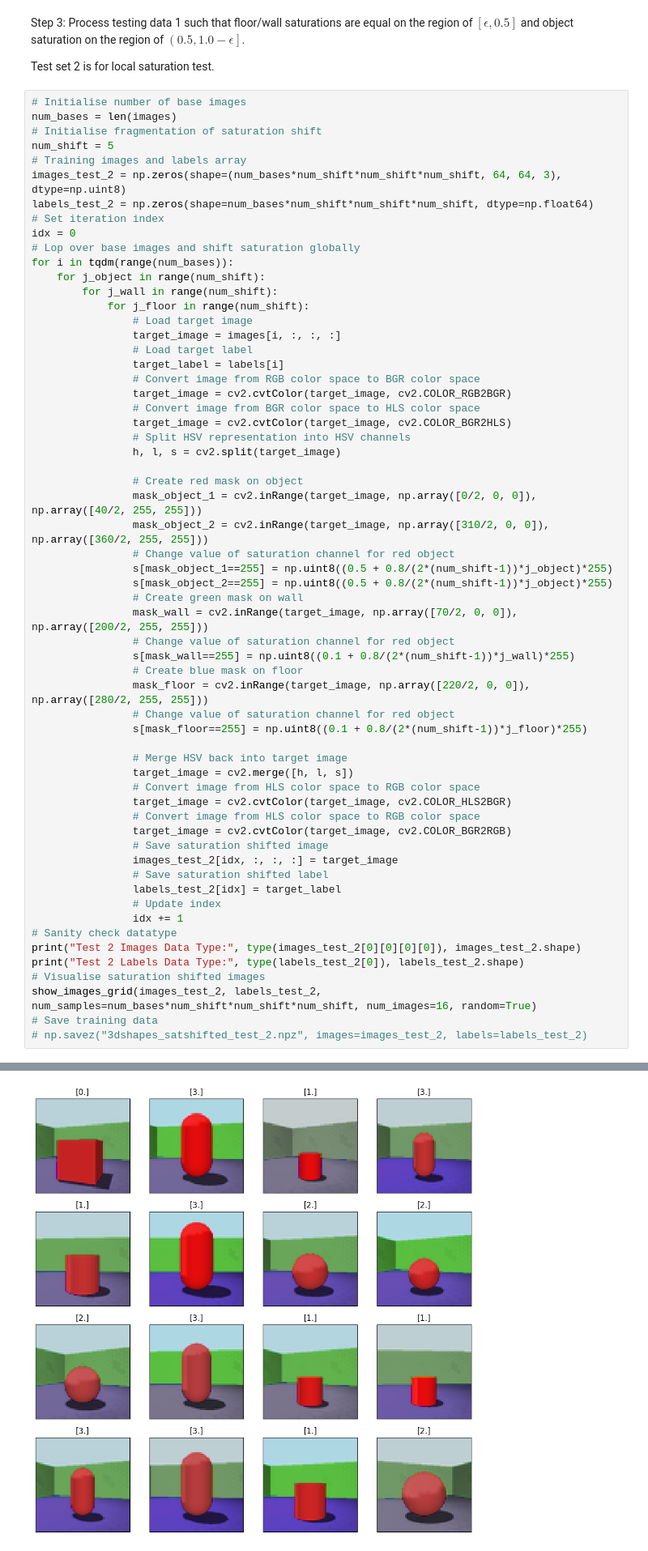
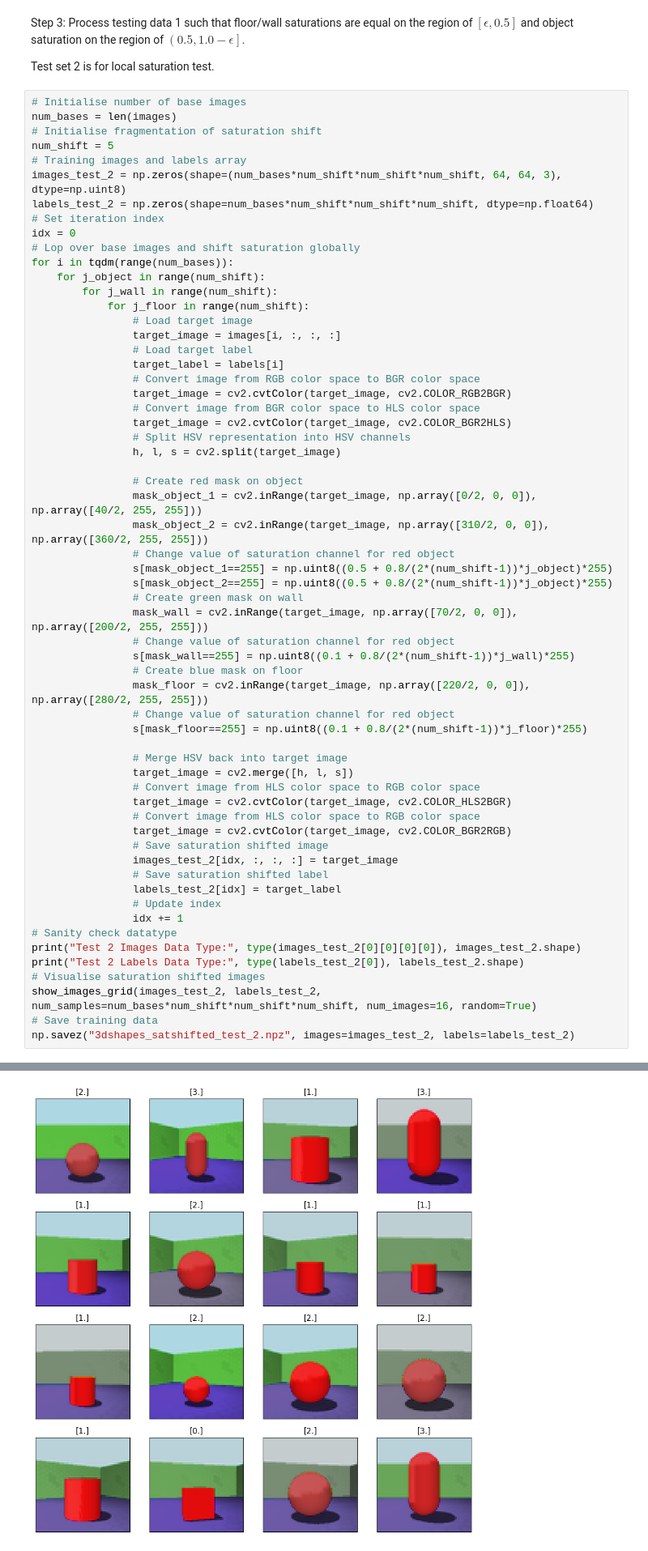
Before and after one commit to yy0555/SaturationShifted3dshapes, a Jupyter notebook: 3dshapes_saturation.ipynb, the cells around one changed output, grey strips where cells are left out. Shown: that part at 81% size. Cells and saved outputs as stored; diff of their text form.

```diff
--- a/3dshapes_saturation.ipynb
+++ b/3dshapes_saturation.ipynb
@@ -211,32 +211,32 @@ for i in tqdm(range(num_bases)):
                 # Create green mask on wall
                 mask_wall = cv2.inRange(target_image, np.array([70/2, 0, 0]), np.array([200/2, 255, 255]))
                 # Change value of saturation channel for red object
                 s[mask_wall==255] = np.uint8((0.1 + 0.8/(2*(num_shift-1))*j_wall)*255)
                 # Create blue mask on floor
                 mask_floor = cv2.inRange(target_image, np.array([220/2, 0, 0]), np.array([280/2, 255, 255]))
                 # Change value of saturation channel for red object
                 s[mask_floor==255] = np.uint8((0.1 + 0.8/(2*(num_shift-1))*j_floor)*255)
 
                 # Merge HSV back into target image
                 target_image = cv2.merge([h, l, s])
                 # Convert image from HLS color space to RGB color space
                 target_image = cv2.cvtColor(target_image, cv2.COLOR_HLS2BGR)
                 # Convert image from HLS color space to RGB color space
                 target_image = cv2.cvtColor(target_image, cv2.COLOR_BGR2RGB)
                 # Save saturation shifted image
                 images_test_2[idx, :, :, :] = target_image
                 # Save saturation shifted label
                 labels_test_2[idx] = target_label
                 # Update index
                 idx += 1
 # Sanity check datatype
 print("Test 2 Images Data Type:", type(images_test_2[0][0][0][0]), images_test_2.shape)
 print("Test 2 Labels Data Type:", type(labels_test_2[0]), labels_test_2.shape)
 # Visualise saturation shifted images
 show_images_grid(images_test_2, labels_test_2, num_samples=num_bases*num_shift*num_shift*num_shift, num_images=16, random=True)
 # Save training data
-# np.savez("3dshapes_satshifted_test_2.npz", images=images_test_2, labels=labels_test_2)
+np.savez("3dshapes_satshifted_test_2.npz", images=images_test_2, labels=labels_test_2)
 # %% [output]
 Test 2 Images Data Type: <class 'numpy.uint8'> (60000, 64, 64, 3)
 Test 2 Labels Data Type: <class 'numpy.float64'> (60000,)
-[figure, old version]
+[figure, new version]
```
Also changed, not shown: parts of 9 cells of this notebook, 1 other file.
